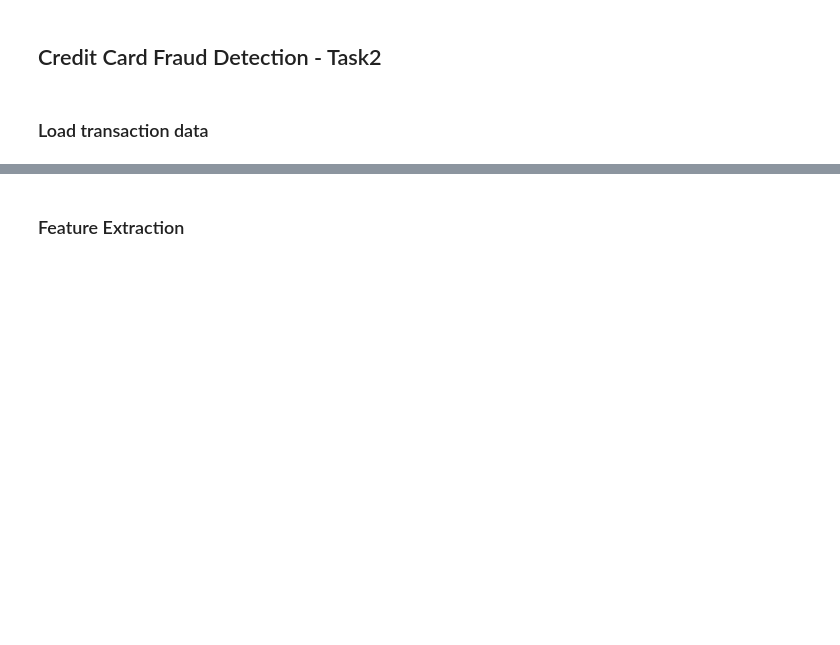
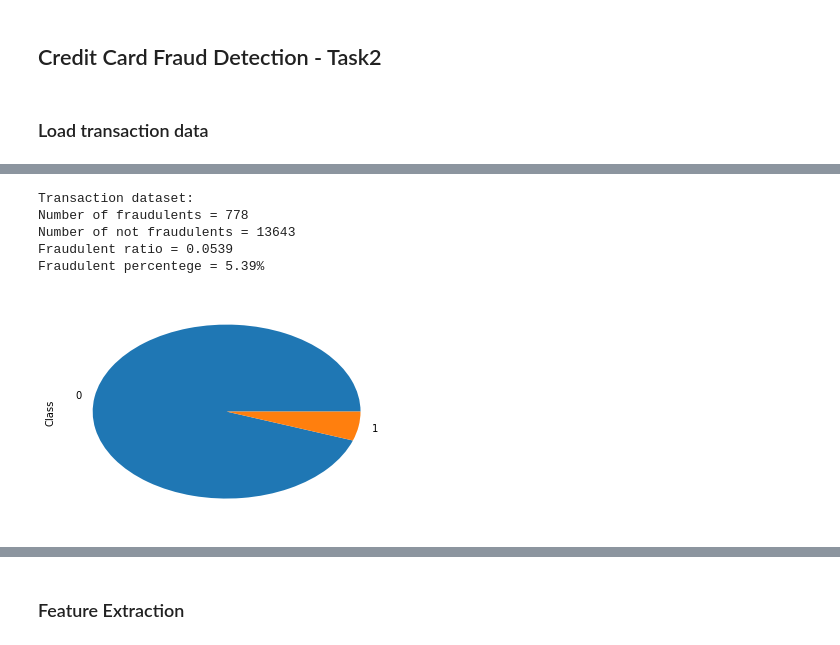
Before and after one commit to onuralpyigit/CreditCardFraudDetection, a Jupyter notebook: src/main/python/Task2.ipynb, the cells around one changed output, grey strips where cells are left out. Cells and saved outputs as stored; diff of their text form; code cells hidden in the pictures; blank space fills up the shorter version.

```diff
--- a/src/main/python/Task2.ipynb
+++ b/src/main/python/Task2.ipynb
@@ -33,0 +41,23 @@ transaction_data.shape
+# %%
+import matplotlib.pyplot as plt
+
+number_of_observations = transaction_data.shape[0]
+number_of_fraudulents = transaction_data[transaction_data["Class"] == '1'].shape[0]
+number_of_not_fraudulents = number_of_observations - number_of_fraudulents
+fraudulent_ratio = number_of_fraudulents / float(number_of_observations)
+print("Transaction dataset:")
+print('Number of fraudulents = {0}'.format(number_of_fraudulents))
+print('Number of not fraudulents = {0}'.format(number_of_not_fraudulents))
+print('Fraudulent ratio = {0:.4f}'.format(fraudulent_ratio))
+print('Fraudulent percentege = {0:.2f}%'.format(fraudulent_ratio * 100))
+
+number_of_is_attributed = transaction_data["Class"].value_counts()
+number_of_is_attributed.plot(kind='pie')
+plt.show()
+# %% [output]
+Transaction dataset:
+Number of fraudulents = 778
+Number of not fraudulents = 13643
+Fraudulent ratio = 0.0539
+Fraudulent percentege = 5.39%
+[figure, added]
```
Also changed, not shown: parts of 16 cells of this notebook, 1 other file.
